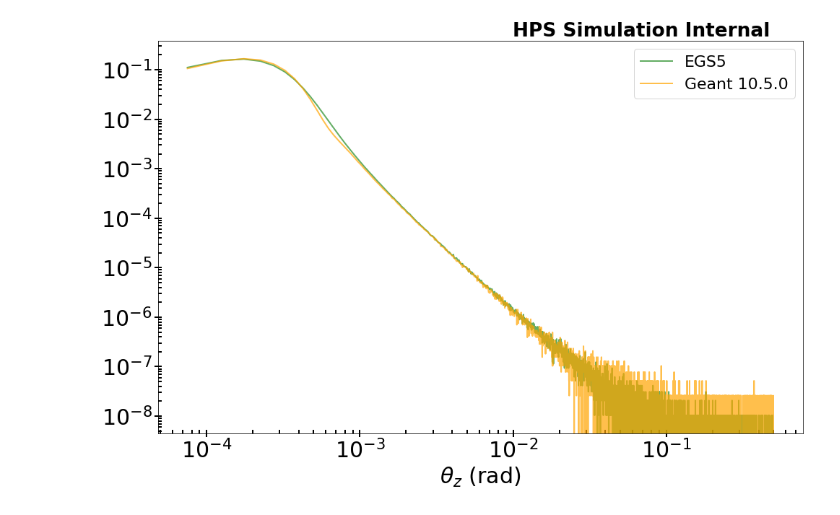
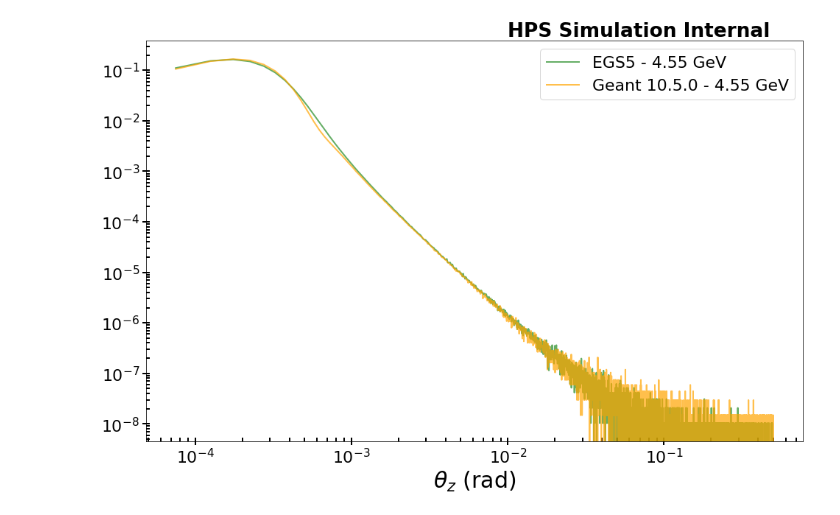
Before and after one commit to omar-moreno/hps-notebooks, a Jupyter notebook: ms_scattering.ipynb, the cells around one changed output. Drawn from its saved outputs; the diff is of its cells as text; code cells hidden in the pictures.

```diff
--- a/ms_scattering.ipynb
+++ b/ms_scattering.ipynb
@@ -102,0 +150,32 @@ ax.legend()
+# %%
+matplotlib.rcParams.update({'font.size': 22})
+fig = plt.figure(figsize=(20, 16), facecolor='white')
+gs = fig.add_gridspec(2, 1, height_ratios=(8,2), hspace=0.02)
+ax0 = fig.add_subplot(gs[0,0])
+ax1 = fig.add_subplot(gs[1,0], sharex=ax0)
+
+egs4pt5v, egs4pt5v_raw, egs4pt5b = draw_histogram1D(ax0, egs5_4pt5_df[' Theta z (mrad)'], 0.00005, 0.5, 10001,
+                 x_label=r'$\theta_z$ (rad)', norm=1,
+                 label='EGS5 - 4.55 GeV')
+g410pt5_4pt55v, g410pt5_4pt55v_raw, g410pt5_4pt55b = draw_histogram1D(ax0, g4_4pt55_df['theta_z'], 0.00005, 0.5, 10001,
+                 x_label=r'$\theta_z$ (rad)',
+                 edgecolor='darkorange', color='orange', norm=1,
+                 label='Geant 10.5 - 4.55 GeV')
+
+ax0.set_yscale('log')
+ax0.set_xscale('log')
+ax0.get_xaxis().set_visible(False)
+ax0.legend()
+
+ax1.plot(egs4pt5b, egs4pt5v/g410pt5_4pt55v, 'o',
+         color='blue', alpha=0.7)
+ax1.set_ylabel('EGS5/Geant4', fontsize=22)
+ax1.set_ylim(0.5, 1.5)
+ax1.axhline(y=1.0, color='black', linestyle='--')
+errmin, errmax = ratio_error(ax1, egs4pt5v/g410pt5_4pt55v, egs4pt5v_raw, g410pt5_4pt55v_raw)
+ax1.vlines(egs4pt5b, errmin, errmax, color='black')
+ax1.set_xlabel(r'$\theta_z$ (rad)', fontsize=30)
+
+ax1.minorticks_on()
+ax1.tick_params(which='major', length=10, width=2, direction='inout', labelsize=30)
+ax1.tick_params(which='minor', length=5, width=2, direction='in', labelsize=30)
@@ -103,19 +184,20 @@ ax.legend()
 # %%
+matplotlib.rcParams.update({'font.size': 22})
 fig, ax = plt.subplots(nrows=1, ncols=1, figsize=(16, 10),
                        facecolor='white')
-matplotlib.rcParams.update({'font.size': 22})
 
-ax.plot(egsb, egsv, linewidth=2, color='forestgreen', alpha=0.7, label='EGS5')
-ax.plot(g410pt5b, g410pt5v, linewidth=2, color='orange', alpha=0.7, label='Geant 10.5.0')
+ax.plot(egs4pt5b, egs4pt5v, linewidth=2, color='forestgreen', alpha=0.7, label='EGS5 - 4.55 GeV')
+ax.plot(g410pt5_4pt55b, g410pt5_4pt55v, linewidth=2, color='orange', alpha=0.7, label='Geant 10.5.0 - 4.55 GeV')
 ax.set_yscale('log')
 ax.set_xscale('log')
 
 ax.minorticks_on()
-ax.tick_params(which='major', length=10, width=2, direction='inout', labelsize=30)
-ax.tick_params(which='minor', length=5, width=2, direction='in', labelsize=30)
+ax.tick_params(which='major', length=10, width=2, direction='inout', labelsize=22)
+ax.tick_params(which='minor', length=5, width=2, direction='in', labelsize=22)
 
 ax.set_title('HPS Simulation Internal', x=.75, fontweight='bold')
 ax.set_xlabel(r'$\theta_z$ (rad)', fontsize=30)
+
 ax.legend();
 # %% [output]
-[figure, old version]
+[figure, new version]
```
Also changed, not shown: parts of 7 cells of this notebook.
